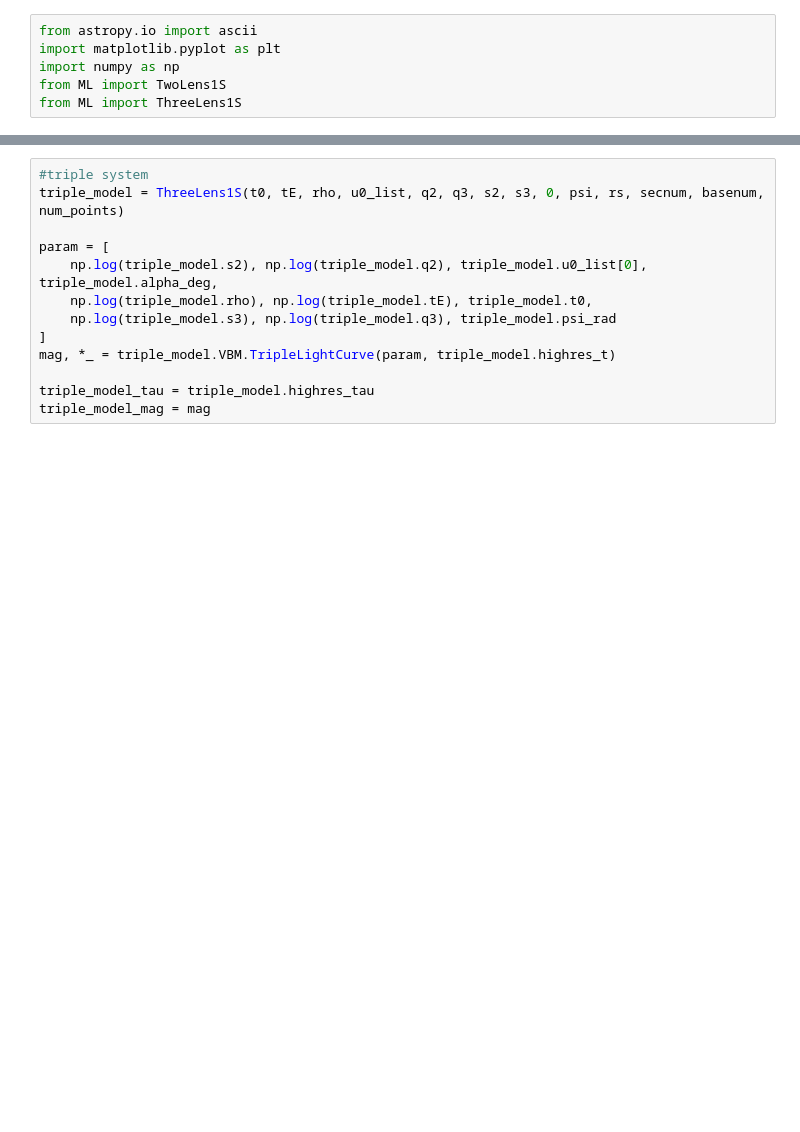
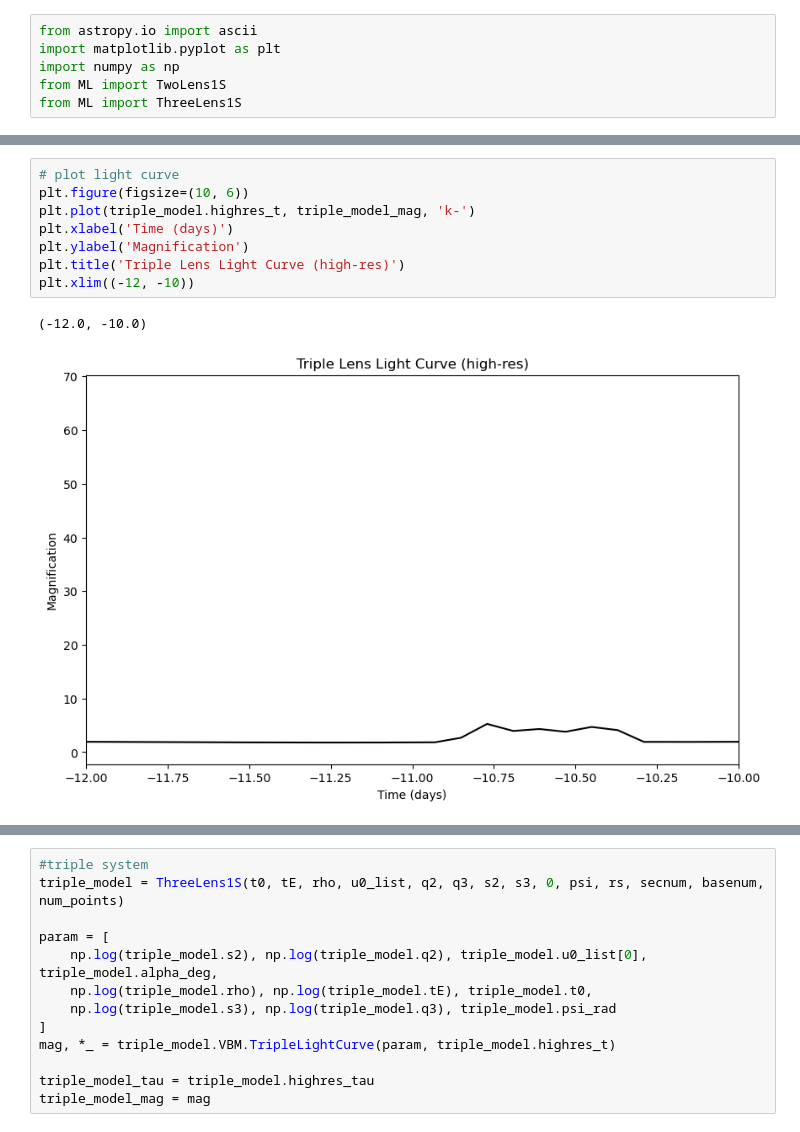
Before and after one commit to AmberLee2427/SURP25, a Jupyter notebook: Microlensing/ExploringU0.ipynb, the cells around one changed output, grey strips where cells are left out. Saved outputs shown, nothing was run; the diff lists cells and outputs as text; blank space fills up the shorter version.

```diff
--- a/Microlensing/ExploringU0.ipynb
+++ b/Microlensing/ExploringU0.ipynb
@@ -41,3 +53,14 @@ triple_model_mag = mag
+# %%
+# plot light curve
+plt.figure(figsize=(10, 6))
+plt.plot(triple_model.highres_t, triple_model_mag, 'k-')
+plt.xlabel('Time (days)')
+plt.ylabel('Magnification')
+plt.title('Triple Lens Light Curve (high-res)')
+plt.xlim((-12, -10))
+# %% [output]
+(-12.0, -10.0)
+[figure, added]
 # %%
 triple_model.plot_caustics_and_critical(show = False)
 ax = plt.gca()
```
Also changed, not shown: parts of 12 cells of this notebook, 5 other files.
